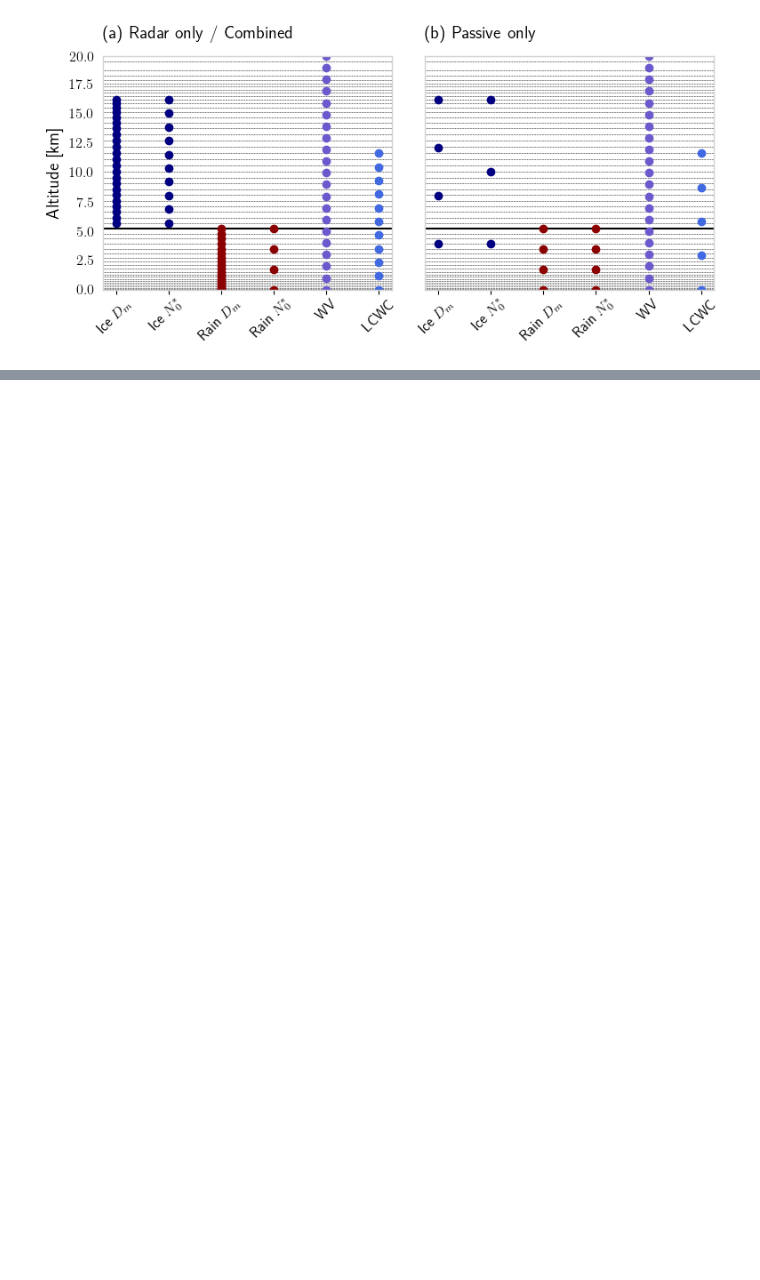
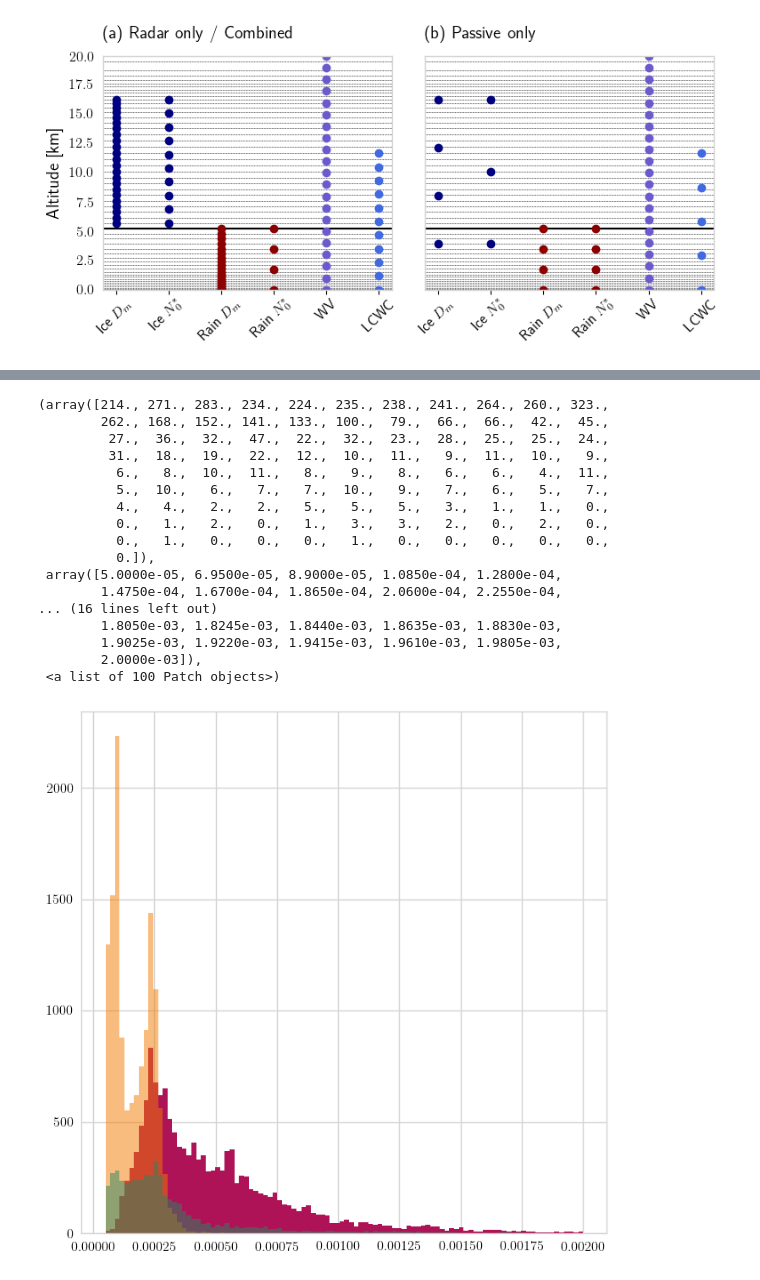
Before and after one commit to simonpf/mcrf, a Jupyter notebook: notebooks/liras/retrieval_sketch.ipynb, the cells around one changed output, grey strips where cells are left out. Cells and saved outputs as stored; diff of their text form; code cells hidden in the pictures; blank space fills up the shorter version.

```diff
--- a/notebooks/liras/retrieval_sketch.ipynb
+++ b/notebooks/liras/retrieval_sketch.ipynb
@@ -350,0 +528,26 @@ array([200, 220, 240, 260, 280, 300])
+# %%
+bins = np.linspace(50e-6, 2e-3, 101)
+
+plt.hist(reference_a["swc_dm"].ravel(), bins = bins)
+plt.hist(reference_a["iwc_dm"].ravel(), bins = bins, alpha = 0.5)
+plt.hist(reference_a["hwc_dm"].ravel(), bins = bins, alpha = 0.5)
+plt.hist(reference_a["gwc_dm"].ravel(), bins = bins, alpha = 0.5)
+# %% [output]
+(array([214., 271., 283., 234., 224., 235., 238., 241., 264., 260., 323.,
+        262., 168., 152., 141., 133., 100.,  79.,  66.,  66.,  42.,  45.,
+         27.,  36.,  32.,  47.,  22.,  32.,  23.,  28.,  25.,  25.,  24.,
+         31.,  18.,  19.,  22.,  12.,  10.,  11.,   9.,  11.,  10.,   9.,
+          6.,   8.,  10.,  11.,   8.,   9.,   8.,   6.,   6.,   4.,  11.,
+          5.,  10.,   6.,   7.,   7.,  10.,   9.,   7.,   6.,   5.,   7.,
+          4.,   4.,   2.,   2.,   5.,   5.,   5.,   3.,   1.,   1.,   0.,
+          0.,   1.,   2.,   0.,   1.,   3.,   3.,   2.,   0.,   2.,   0.,
+          0.,   1.,   0.,   0.,   0.,   1.,   0.,   0.,   0.,   0.,   0.,
+          0.]),
+ array([5.0000e-05, 6.9500e-05, 8.9000e-05, 1.0850e-04, 1.2800e-04,
+        1.4750e-04, 1.6700e-04, 1.8650e-04, 2.0600e-04, 2.2550e-04,
+... (16 lines left out)
+        1.8050e-03, 1.8245e-03, 1.8440e-03, 1.8635e-03, 1.8830e-03,
+        1.9025e-03, 1.9220e-03, 1.9415e-03, 1.9610e-03, 1.9805e-03,
+        2.0000e-03]),
+ <a list of 100 Patch objects>)
+[figure, added]
```
Also changed, not shown: parts of 9 cells of this notebook, 20 other files.
